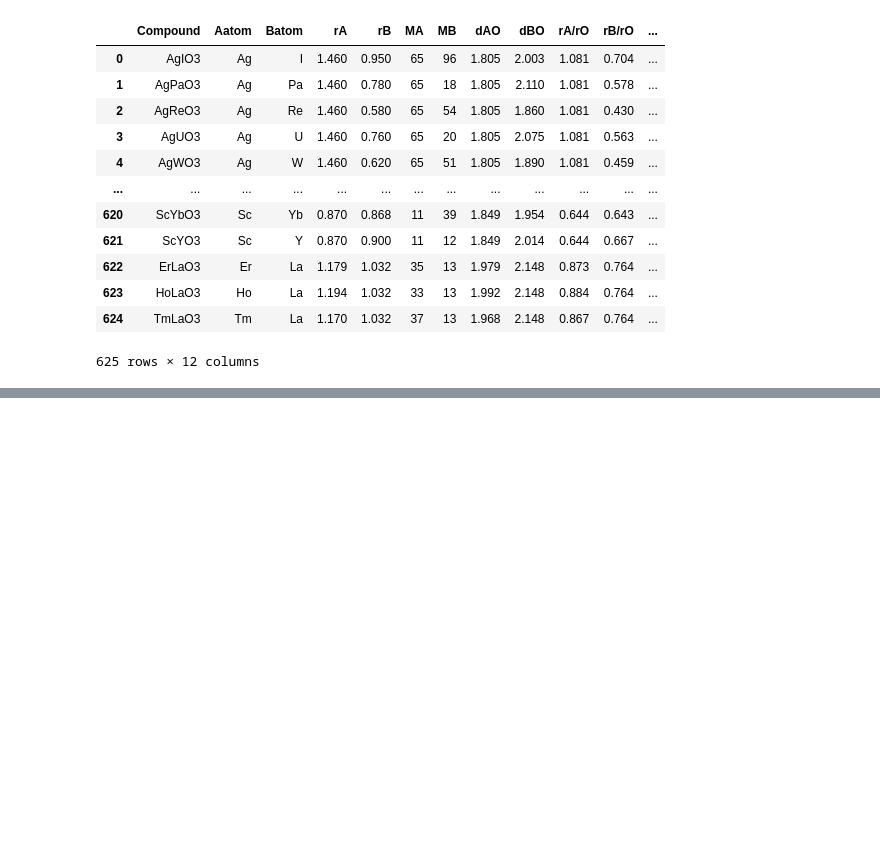
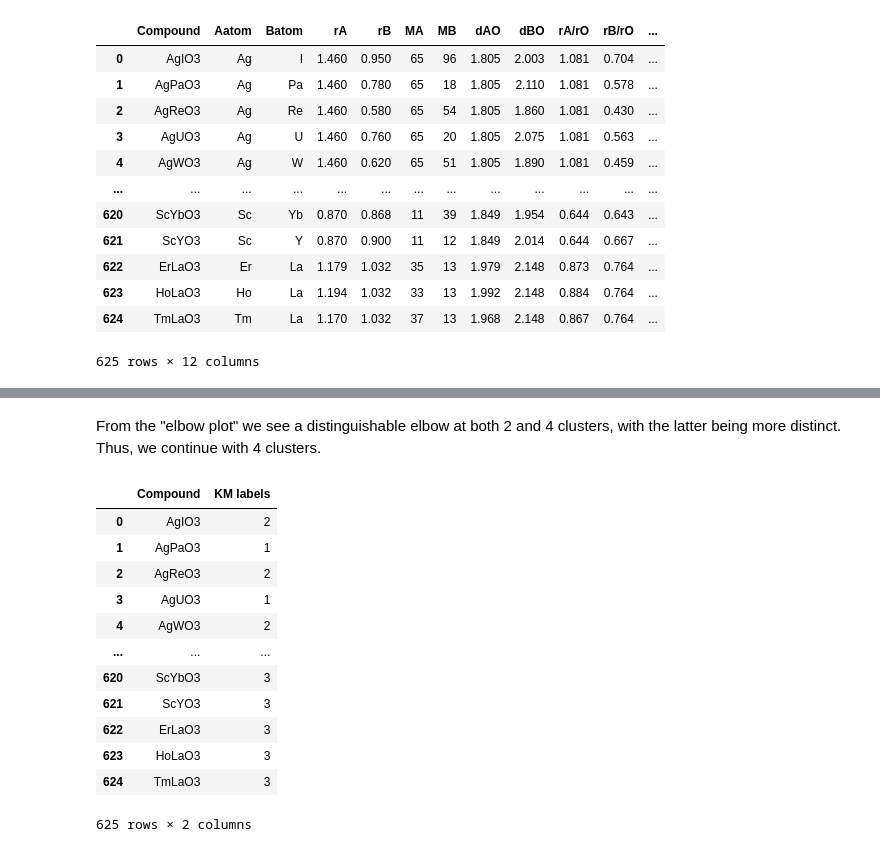
Before and after one commit to ohebbi/predicting-ABO3-structures, a Jupyter notebook: notebooks/perovskite-article/unsupervisedModels.ipynb, the cells around one changed output, grey strips where cells are left out. Cells and saved outputs as stored; diff of their text form; code cells hidden in the pictures; blank space fills up the shorter version.

```diff
--- a/notebooks/perovskite-article/unsupervisedModels.ipynb
+++ b/notebooks/perovskite-article/unsupervisedModels.ipynb
@@ -149,7 +147,7 @@ fig.show()
 # %% [markdown]
 # Using an unsupervised algorithm on unlabeled data
 # %%
-chosenFeatures = ["rA", "rB", "MA", "MB", "dAO", "dBO", "rA/rO", "rB/rO", "t"]
+allFeatures = ["rA", "rB", "MA", "MB", "dAO", "dBO", "rA/rO", "rB/rO", "t"]
 
 testData = pd.read_csv('../../data/625TestData.csv')
 testData
@@ -214,0 +187,23 @@ plt.show()
+# %% [markdown]
+From the "elbow plot" we see a distinguishable elbow at both 2 and 4 clusters, with the latter being more distinct. Thus, we continue with 4 clusters.
+# %%
+kmeans = KMeans(n_clusters=4, random_state=random_state).fit(testData[allFeatures])
+# %%
+Summary = pd.DataFrame({})
+Summary["Compound"] = testData["Compound"]
+Summary["KM labels"] = kmeans.labels_
+Summary
+# %% [output]
+|  | Compound | KM labels |
+| 0 | AgIO3 | 2 |
+| 1 | AgPaO3 | 1 |
+| 2 | AgReO3 | 2 |
+| 3 | AgUO3 | 1 |
+| 4 | AgWO3 | 2 |
+| ... | ... | ... |
+| 620 | ScYbO3 | 3 |
+| 621 | ScYO3 | 3 |
+| 622 | ErLaO3 | 3 |
+| 623 | HoLaO3 | 3 |
+| 624 | TmLaO3 | 3 |
+625 rows × 2 columns
```
Also changed, not shown: parts of 11 cells of this notebook, 5 other files.
